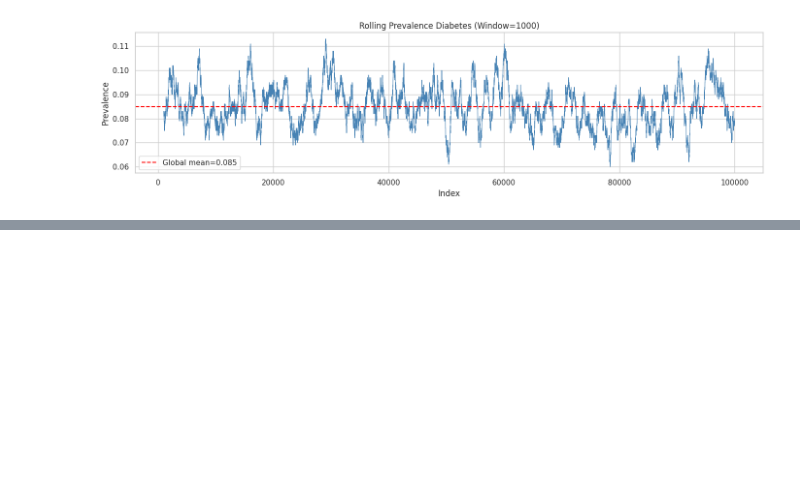
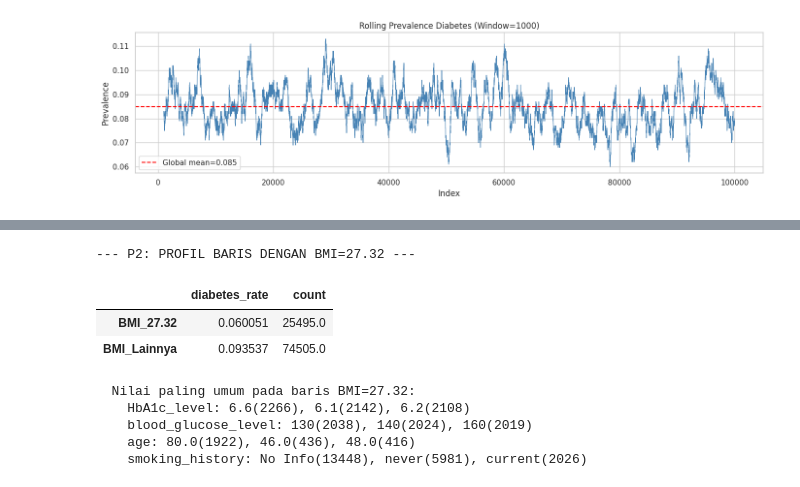
Before and after one commit to aariffaqiih/temp, a Jupyter notebook: Untitled14.ipynb, the cells around one changed output, grey strips where cells are left out. Saved outputs shown, nothing was run; the diff lists cells and outputs as text; code cells hidden in the pictures; blank space fills up the shorter version.

```diff
--- a/Untitled14.ipynb
+++ b/Untitled14.ipynb
@@ -698,0 +820,27 @@ plt.show()
+# %%
+print("\n--- P2: PROFIL BARIS DENGAN BMI=27.32 ---")
+bmi_flag = df['bmi'] == 27.32
+
+profile = pd.DataFrame({
+    'BMI_27.32': df[bmi_flag]['diabetes'].agg(['mean', 'count']),
+    'BMI_Lainnya': df[~bmi_flag]['diabetes'].agg(['mean', 'count'])
+}).T
+profile.columns = ['diabetes_rate', 'count']
+display(profile)
+
+# Cek apakah BMI=27.32 juga berkorelasi dengan nilai spesifik di kolom lain
+print("\n  Nilai paling umum pada baris BMI=27.32:")
+for col in ['HbA1c_level', 'blood_glucose_level', 'age', 'smoking_history']:
+    top_val = df[bmi_flag][col].value_counts().head(3)
+    vals_str = ", ".join([f"{v}({c})" for v, c in top_val.items()])
+    print(f"    {col}: {vals_str}")
+# %% [output]
+--- P2: PROFIL BARIS DENGAN BMI=27.32 ---
+|  | diabetes_rate | count |
+| BMI_27.32 | 0.060051 | 25495.0 |
+| BMI_Lainnya | 0.093537 | 74505.0 |
+  Nilai paling umum pada baris BMI=27.32:
+    HbA1c_level: 6.6(2266), 6.1(2142), 6.2(2108)
+    blood_glucose_level: 130(2038), 140(2024), 160(2019)
+    age: 80.0(1922), 46.0(436), 48.0(416)
+    smoking_history: No Info(13448), never(5981), current(2026)
```
Also changed, not shown: parts of 17 cells of this notebook.
